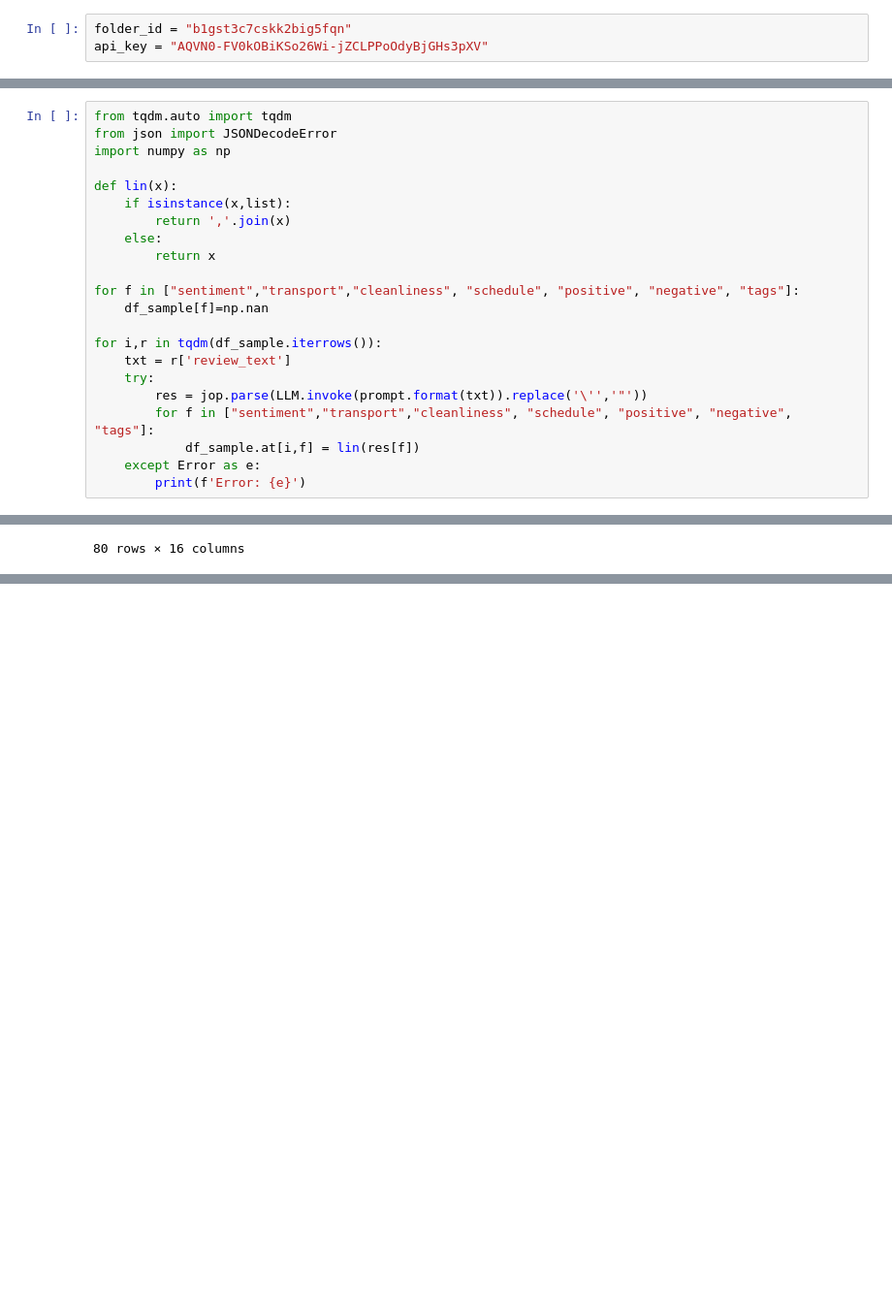
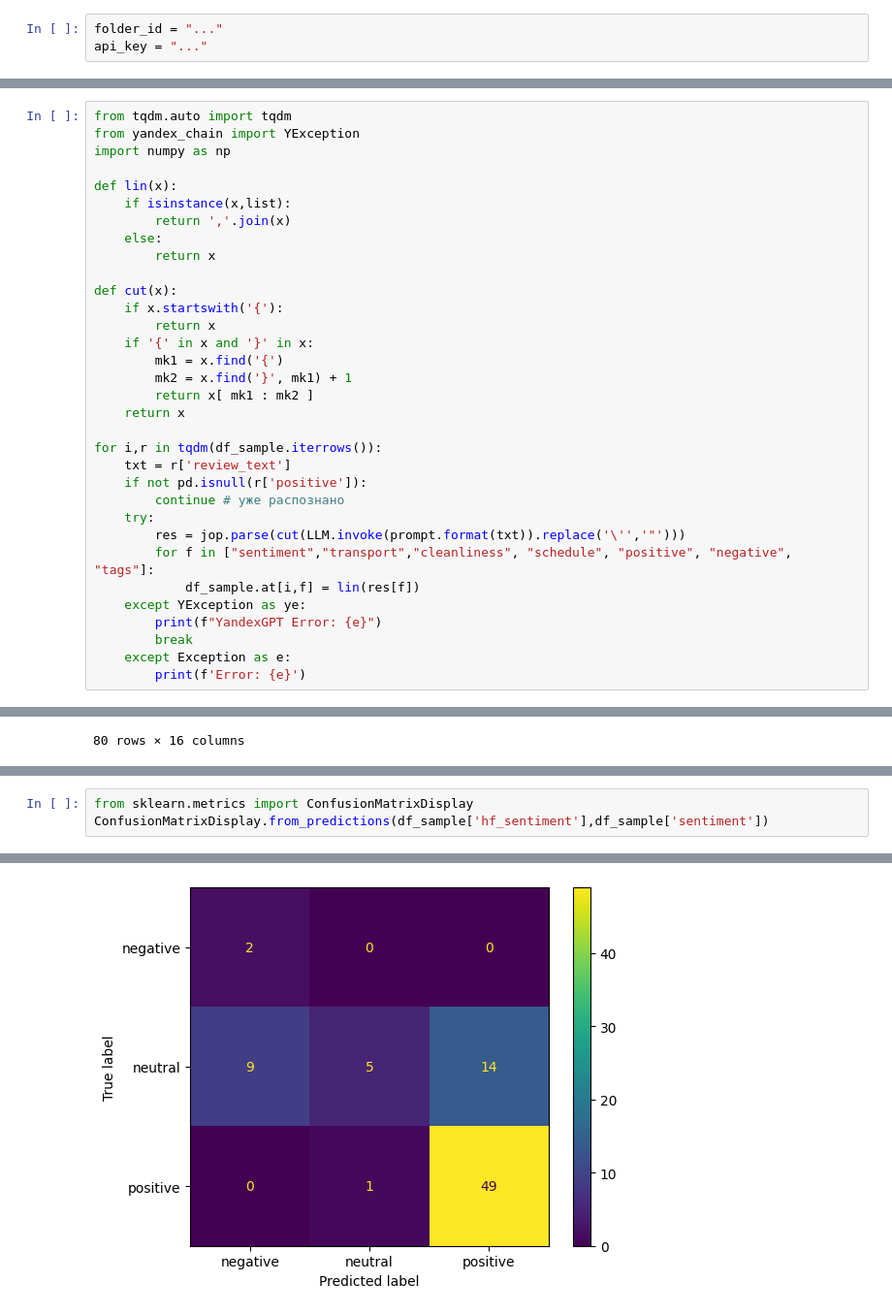
Before and after one commit to yandex-datasphere/ranepa-hack, a Jupyter notebook: ReviewAnalysis.ipynb, the cells around one changed output, grey strips where cells are left out. Shown at 97% size. Drawn from its saved outputs; the diff is of its cells as text; blank space fills up the shorter version.

```diff
--- a/ReviewAnalysis.ipynb
+++ b/ReviewAnalysis.ipynb
@@ -211,8 +211,8 @@ Successfully installed yandex_chain-0.0.7
 # %% [markdown]
 Для работы с YandexGPT, нам потребуются значения `api_key` и `folder_id`. Их надо взять из секретов датасферы.
 # %%
-folder_id = "b1gst3c7cskk2big5fqn"
-api_key = "AQVN0-FV0kOBiKSo26Wi-jZCLPPoOdyBjGHs3pXV"
+folder_id = "..."
+api_key = "..."
 # %% [markdown]
 Создадим объект YandexGPT и проверим, как он работает:
 # %%
@@ -312,6 +322,6 @@ df_sample.drop(columns=['sentiment'],inplace=True)
 # %%
 from tqdm.auto import tqdm
-from json import JSONDecodeError
+from yandex_chain import YException
 import numpy as np
 
 def lin(x):
@@ -320,14 +330,25 @@ def lin(x):
     else:
         return x
 
-for f in ["sentiment","transport","cleanliness", "schedule", "positive", "negative", "tags"]:
-    df_sample[f]=np.nan
+def cut(x):
+    if x.startswith('{'):
+        return x
+    if '{' in x and '}' in x:
+        mk1 = x.find('{')
+        mk2 = x.find('}', mk1) + 1
+        return x[ mk1 : mk2 ]
+    return x
 
 for i,r in tqdm(df_sample.iterrows()):
     txt = r['review_text']
+    if not pd.isnull(r['positive']):
+        continue # уже распознано
     try:
-        res = jop.parse(LLM.invoke(prompt.format(txt)).replace('\'','"'))
+        res = jop.parse(cut(LLM.invoke(prompt.format(txt)).replace('\'','"')))
         for f in ["sentiment","transport","cleanliness", "schedule", "positive", "negative", "tags"]:
             df_sample.at[i,f] = lin(res[f])
-    except Error as e:
+    except YException as ye:
+        print(f"YandexGPT Error: {e}")
+        break
+    except Exception as e:
         print(f'Error: {e}')
@@ -376,0 +378,4 @@ df_sample
+# %%
+from sklearn.metrics import ConfusionMatrixDisplay
+ConfusionMatrixDisplay.from_predictions(df_sample['hf_sentiment'],df_sample['sentiment'])
+# %% [output]
@@ -376,0 +383 @@ df_sample
+[figure, added]
```
Also changed, not shown: parts of 29 cells of this notebook.
